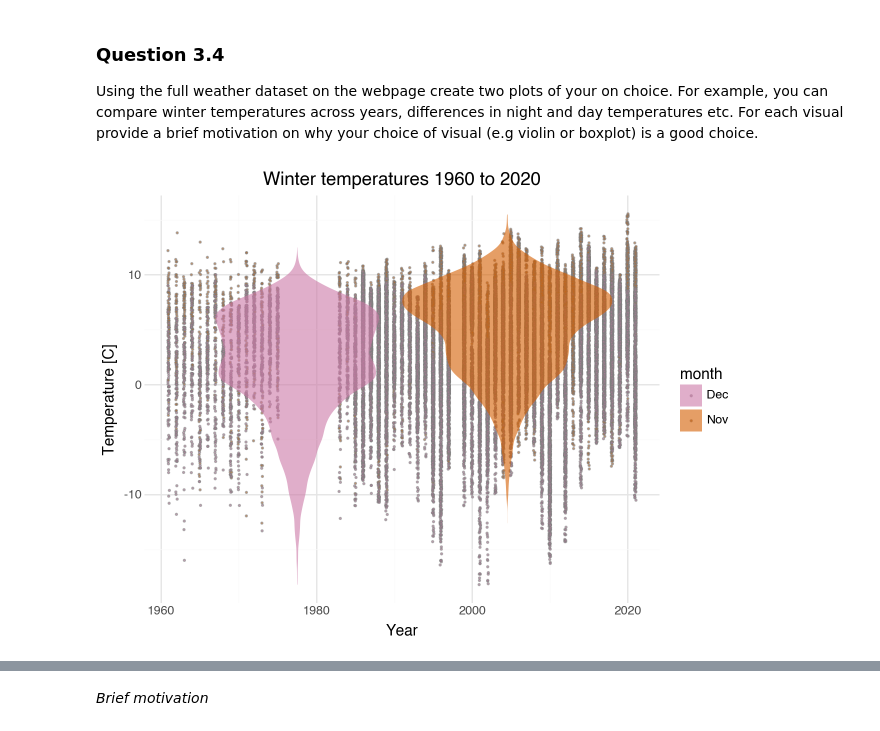
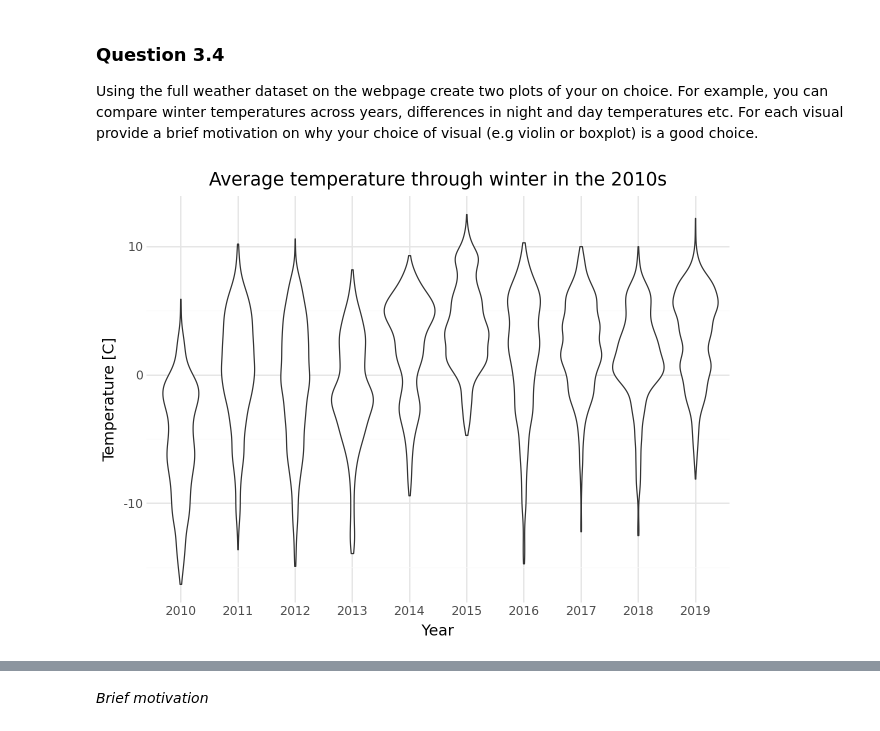
Before and after one commit to ErikDagobert/Scientific-Visualization, a Jupyter notebook: HW1/Homework1_2025.ipynb, the cells around one changed output, grey strips where cells are left out. Cells and saved outputs as stored; diff of their text form; code cells hidden in the pictures.

```diff
--- a/HW1/Homework1_2025.ipynb
+++ b/HW1/Homework1_2025.ipynb
@@ -371,20 +371,25 @@ _Your answer here_
 Using the full weather dataset on the webpage create two plots of your on choice. For example, you can compare winter temperatures across years, differences in night and day temperatures etc. For each visual provide a brief motivation on why your choice of visual (e.g violin or boxplot) is a good choice.
 # %%
 # Insert code here
+#Elis\n",
 data5 = pd.read_csv('Weather_tidy_full.csv')
 
-winter_months = ["Nov", "Dec"]
-data6 = data5[data5["month"].isin(winter_months)]
+month = ["Dec", "Jan", "Feb"]
+data6 = data5[data5["month"].isin(month)]
 
-p4 =(ggplot(data6, aes("year", "Temperature",fill = "month"))
-    + geom_jitter(width=0.1, size=0.3, color="grey", alpha=0.6)
-    + geom_violin(alpha=0.6, color=None, draw_quantiles=[0.5])
-    + scale_fill_manual(values=[cbPalette[6], cbPalette[5]])
-    + labs(y = "Temperature [C]", x = "Year", title="Winter temperatures 1960 to 2020")
+years = [2010, 2011, 2012, 2013, 2014, 2015, 2016, 2017, 2018, 2019]
+data7 = data6[data6["year"].isin(years)]
+
+data7["year"] = pd.Categorical(data7["year"], categories=years, ordered=True)
+data7.sort_values(by="year",inplace=True)
+
+p4 =(ggplot(data7, aes("year", "Temperature"))
+    + geom_violin()
+    + labs(y = "Temperature [C]", x = "Year", title="Average temperature through winter in the 2010s")
     + theme_minimal())
 
 p4
 
 # Remember to print the visual
 # %% [output]
-[figure, old version]
+[figure, new version]
```
Also changed, not shown: parts of 3 cells of this notebook.
